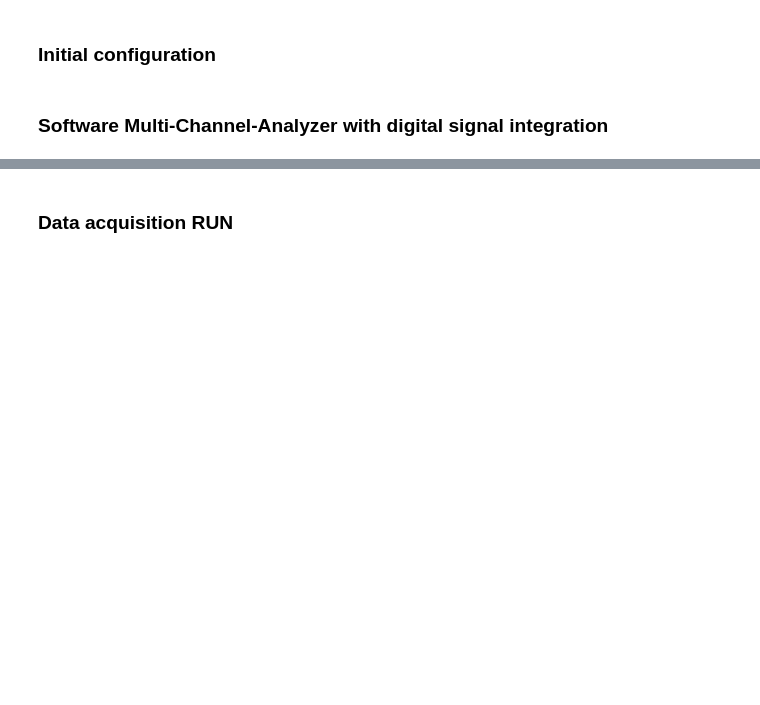
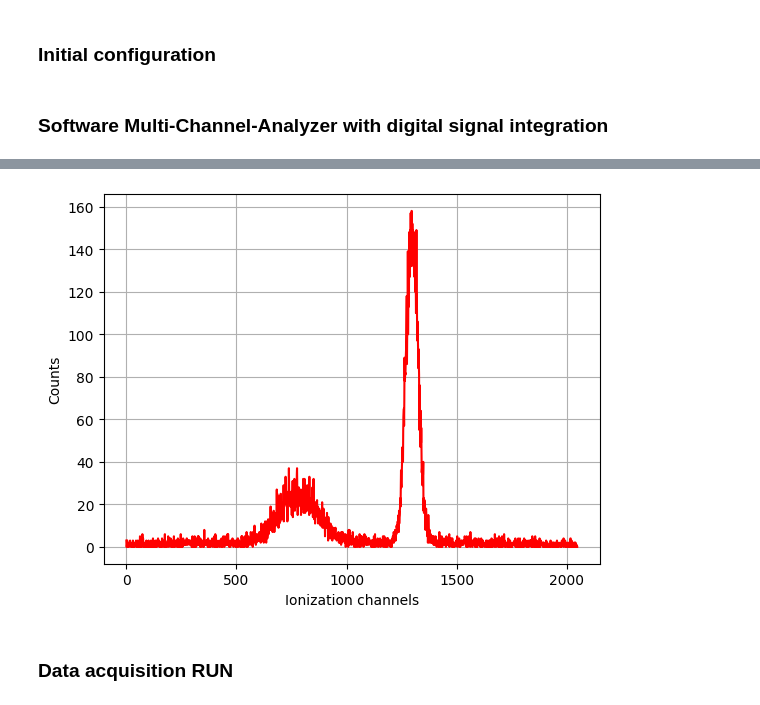
Before and after one commit to valeriopagliarino/MuCosmic, a Jupyter notebook: frontend/Software_MCA.ipynb, the cells around one changed output, grey strips where cells are left out. Drawn from its saved outputs; the diff is of its cells as text; code cells hidden in the pictures; blank space fills up the shorter version.

```diff
--- a/frontend/Software_MCA.ipynb
+++ b/frontend/Software_MCA.ipynb
@@ -65,3 +137,21 @@ for ch in osc:
+# %%
+mca.reset()
+
+# Fill the MCA with some waveforms
+for i in range(5000):
+    A = np.random.normal(loc=45, scale=5)
+    B = np.random.normal(loc=55, scale=50)
+    mca.fill_mca(getWaveform() * A)
+    mca.fill_mca(getWaveform() * B)
+
+for i in range(10000):
+    C = np.random.normal(loc=75, scale=1)
+    mca.fill_mca(getWaveform() * C)
+
+# Plot the MCA spectrum
+mca.plot_spectrum()
+# %% [output]
+[figure, added]
 # %% [markdown]
 ### Data acquisition RUN
 # %%
```
Also changed, not shown: parts of 4 cells of this notebook, 6 other files.
